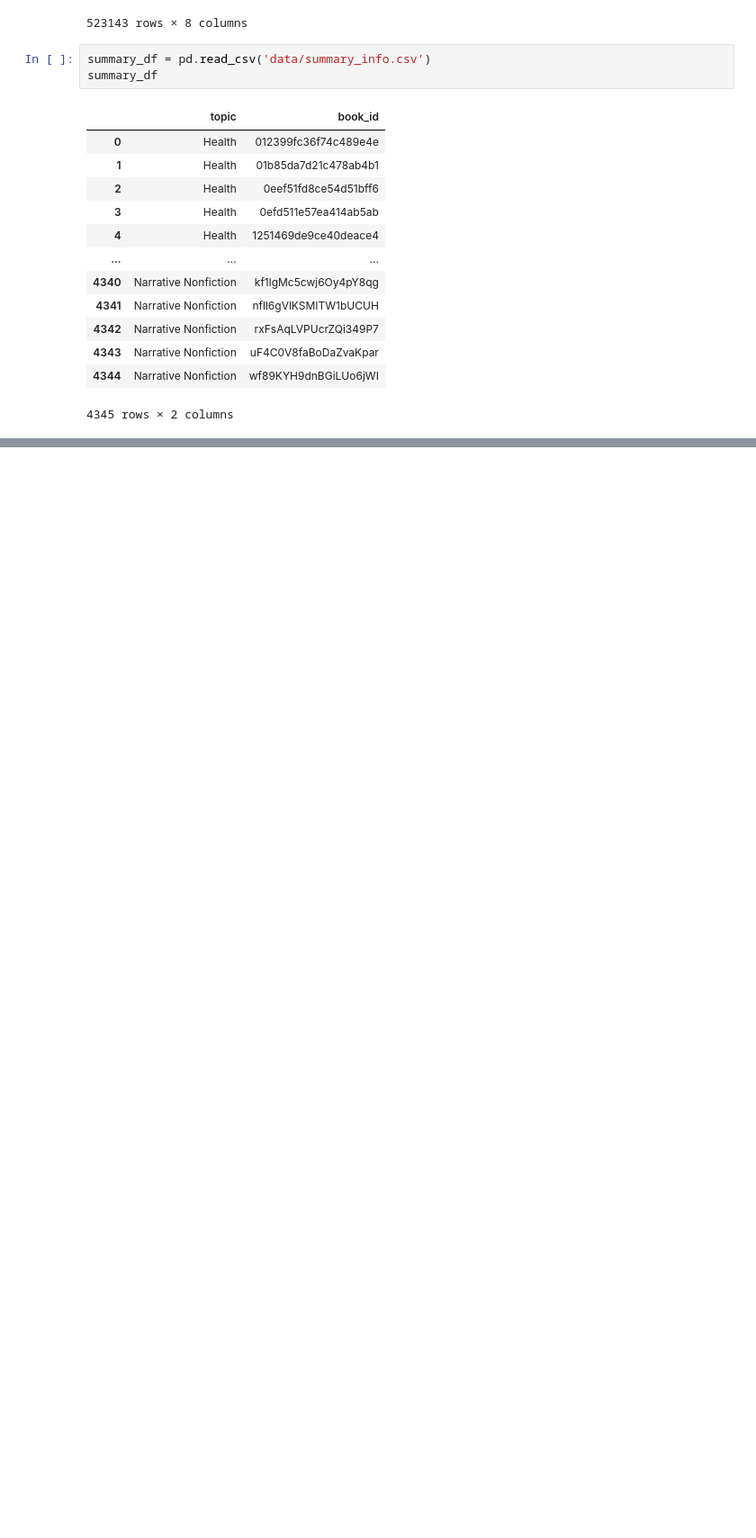
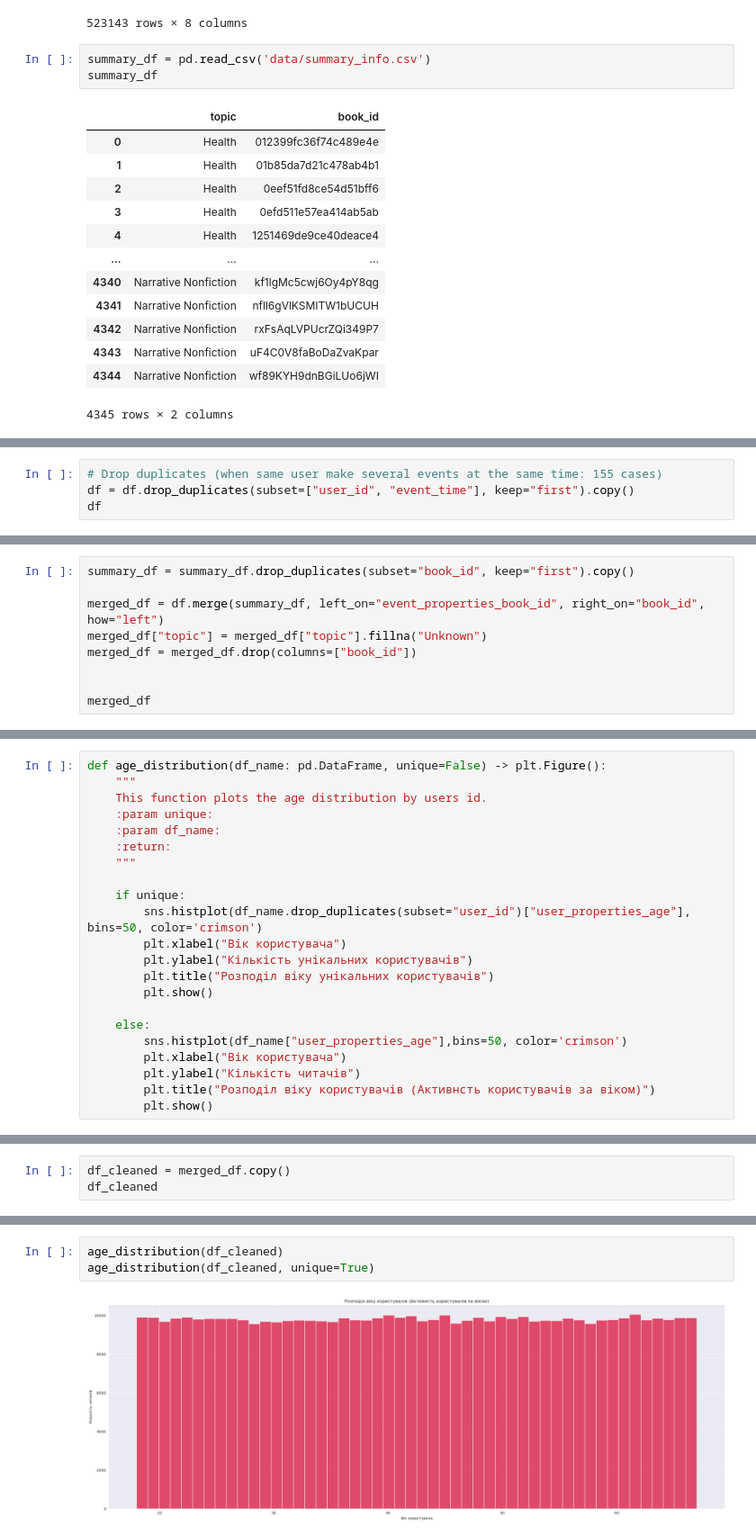
Before and after one commit to PavloKukurik/Test_task_PA_Headway, a Jupyter notebook: test.ipynb, the cells around one changed output, grey strips where cells are left out. Shown at 90% size. Cells and saved outputs as stored; diff of their text form; blank space fills up the shorter version.

```diff
--- a/test.ipynb
+++ b/test.ipynb
@@ -300,0 +162,4 @@ Column: book_id, type: object
+# %%
+# Drop duplicates (when same user make several events at the same time: 155 cases)
+df = df.drop_duplicates(subset=["user_id", "event_time"], keep="first").copy()
+df
@@ -300,0 +180,9 @@ Column: book_id, type: object
+# %%
+summary_df = summary_df.drop_duplicates(subset="book_id", keep="first").copy()
+
+merged_df = df.merge(summary_df, left_on="event_properties_book_id", right_on="book_id", how="left")
+merged_df["topic"] = merged_df["topic"].fillna("Unknown")
+merged_df = merged_df.drop(columns=["book_id"])
+
+
+merged_df
@@ -300,0 +226,22 @@ Column: book_id, type: object
+# %%
+def age_distribution(df_name: pd.DataFrame, unique=False) -> plt.Figure():
+    """
+    This function plots the age distribution by users id.
+    :param unique:
+    :param df_name:
+    :return:
+    """
+
+    if unique:
+        sns.histplot(df_name.drop_duplicates(subset="user_id")["user_properties_age"], bins=50, color='crimson')
+        plt.xlabel("Вік користувача")
+        plt.ylabel("Кількість унікальних користувачів")
+        plt.title("Розподіл віку унікальних користувачів")
+        plt.show()
+
+    else:
+        sns.histplot(df_name["user_properties_age"],bins=50, color='crimson')
+        plt.xlabel("Вік користувача")
+        plt.ylabel("Кількість читачів")
+        plt.title("Розподіл віку користувачів (Активнсть користувачів за віком)")
+        plt.show()
@@ -300,0 +250,3 @@ Column: book_id, type: object
+# %%
+df_cleaned = merged_df.copy()
+df_cleaned
@@ -300,0 +290,5 @@ Column: book_id, type: object
+# %%
+age_distribution(df_cleaned)
+age_distribution(df_cleaned, unique=True)
+# %% [output]
+[figure, added]
```
Also changed, not shown: parts of 75 cells of this notebook, 1 other file.
